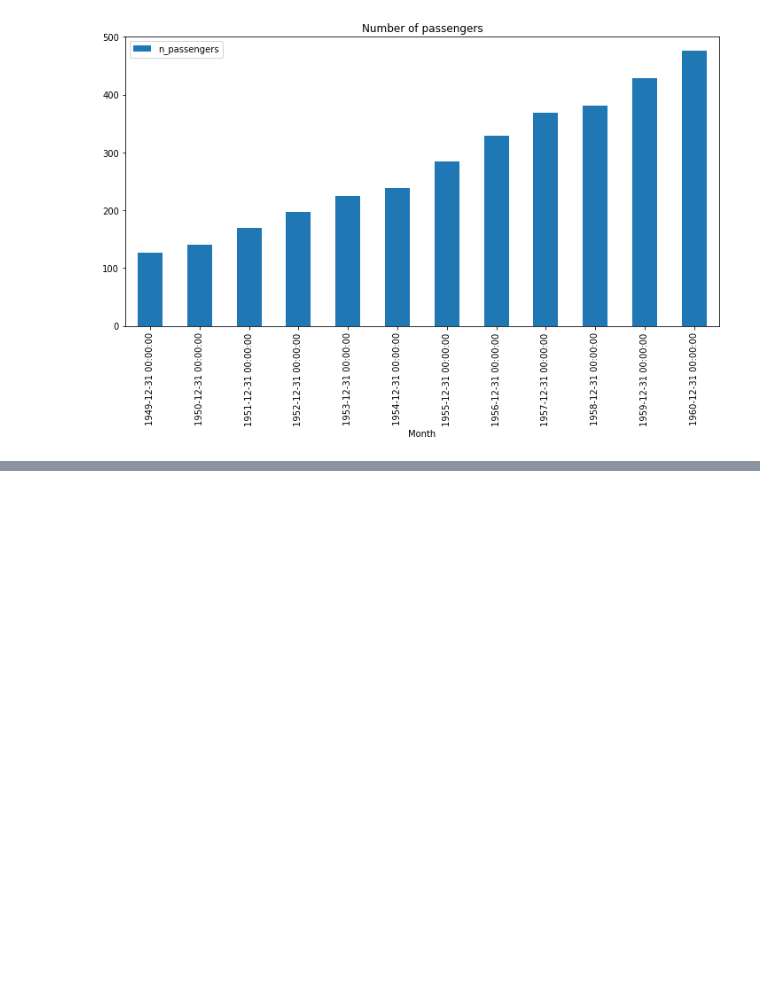
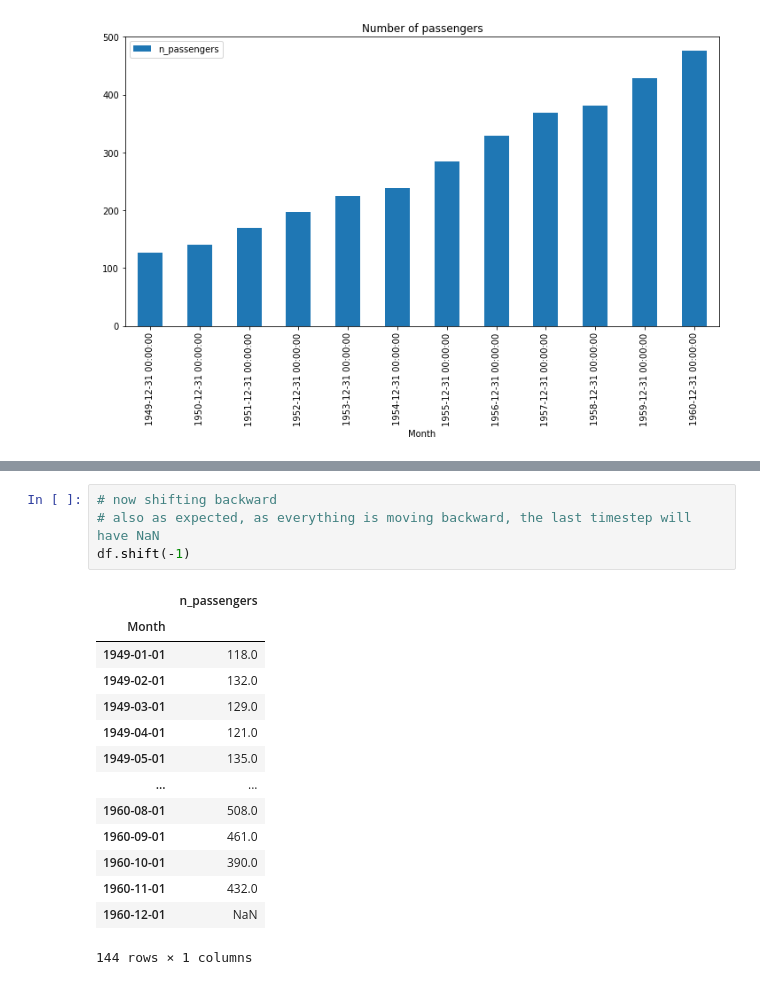
Before and after one commit to mahesh-keswani/ML-DL-FromBasicsToAdvance, a Jupyter notebook: pandas_basics/time_series_data_with_pandas.ipynb, the cells around one changed output, grey strips where cells are left out. Cells and saved outputs as stored; diff of their text form; blank space fills up the shorter version.

```diff
--- a/pandas_basics/time_series_data_with_pandas.ipynb
+++ b/pandas_basics/time_series_data_with_pandas.ipynb
@@ -246,0 +279,19 @@ df.resample(rule = 'A').mean().plot.bar(title = title, figsize = (12, 6));
+# %%
+# now shifting backward
+# also as expected, as everything is moving backward, the last timestep will have NaN
+df.shift(-1)
+# %% [output]
+|  | n_passengers |
+| Month |  |
+| 1949-01-01 | 118.0 |
+| 1949-02-01 | 132.0 |
+| 1949-03-01 | 129.0 |
+| 1949-04-01 | 121.0 |
+| 1949-05-01 | 135.0 |
+| ... | ... |
+| 1960-08-01 | 508.0 |
+| 1960-09-01 | 461.0 |
+| 1960-10-01 | 390.0 |
+| 1960-11-01 | 432.0 |
+| 1960-12-01 | NaN |
+144 rows × 1 columns
```
Also changed, not shown: parts of 2 cells of this notebook.
